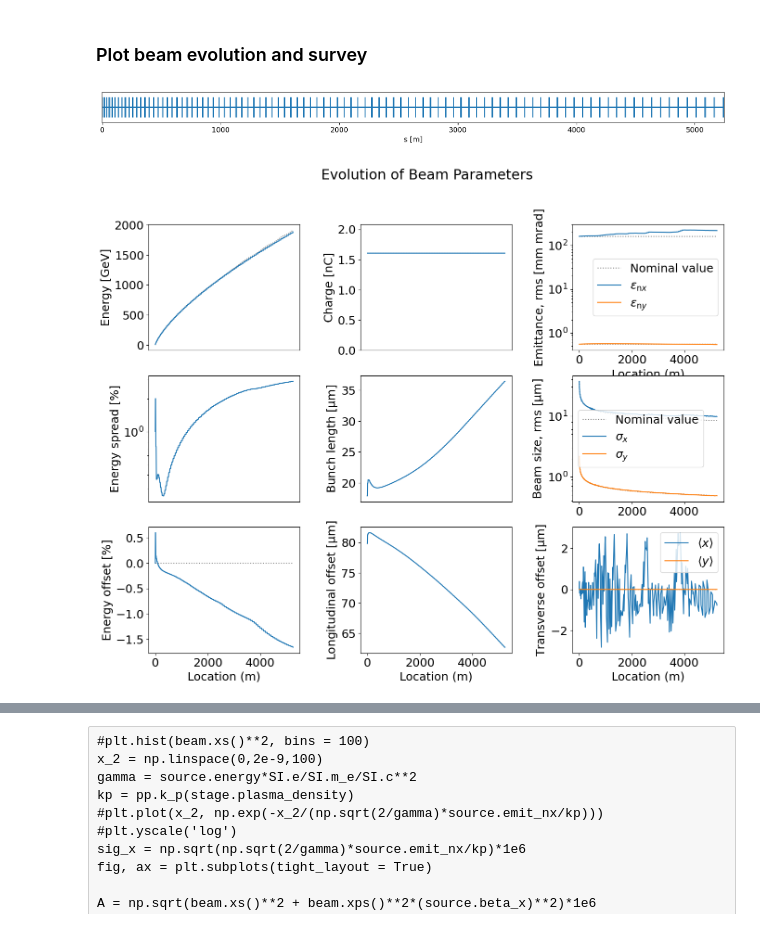
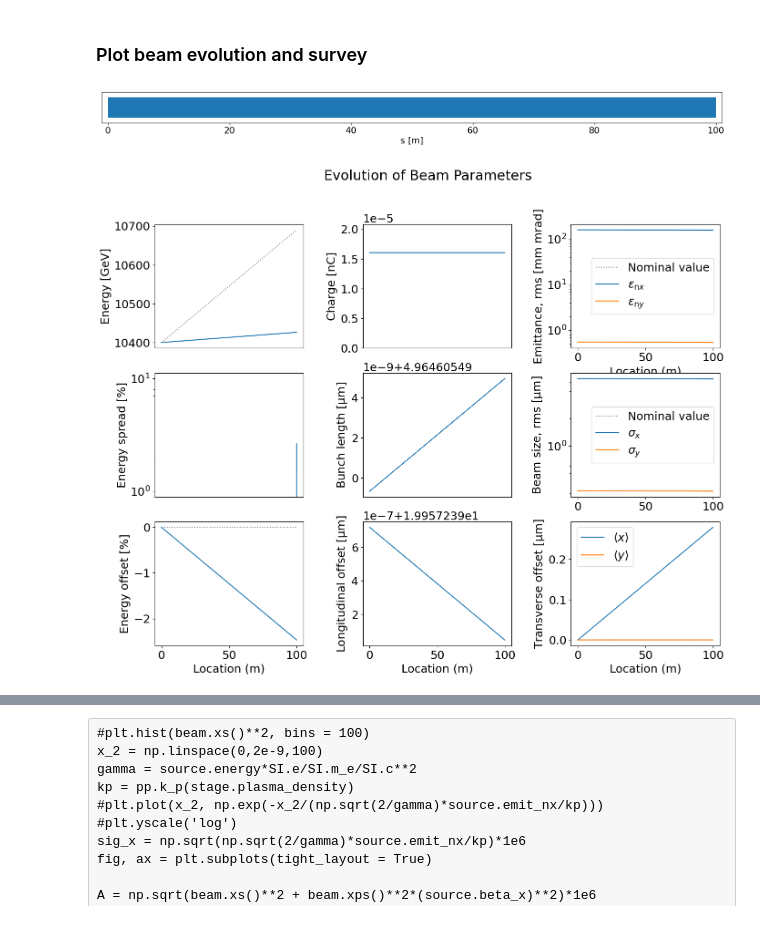
Before and after one commit to Knallvik/Master, a Jupyter notebook: ABEL_scripts/linac_example.ipynb, the cells around one changed output, grey strips where cells are left out. Saved outputs shown, nothing was run; the diff lists cells and outputs as text; code cells hidden in the pictures.

```diff
--- a/ABEL_scripts/linac_example.ipynb
+++ b/ABEL_scripts/linac_example.ipynb
@@ -51,8 +53,8 @@ stage = StageQuasistatic2d()
 #stage = StagePrtclTransWakeInstability()                      #######
 #stage.drive_beam = drive_beam                                 #######
 stage.driver_source = driver
-stage.length = 11 # [m]
-stage.nom_energy_gain = 20e9 # [eV]
+stage.length = 100 # [m]
+stage.nom_energy_gain = 31.9e9*(stage.length/11) # [eV]
 stage.plasma_density = 2e21 # [m^-3]
 stage.ramp_beta_mag = 5
 stage.enable_radiation_reaction = True
@@ -74,12 +76,12 @@ first_stage.save_evolution = stage.save_evolution
 
 # define beam
 source = SourceBasic()
-source.charge = -1e10 * SI.e # [C]
-source.energy = 5e9 # [eV]
+source.charge = -1e5 * SI.e # [C]
+source.energy = 10400e9 # [eV]
 #source.rel_energy_spread = 0.1
-source.rel_energy_spread = 0.01
-source.bunch_length = 18e-6 # [m]
-source.z_offset = 80e-6 #0 [m]
+source.rel_energy_spread = 0.0
+source.bunch_length = 5e-6 # [m]
+source.z_offset = 20e-6 #0 [m]
 source.emit_nx, source.emit_ny = 160e-6, 0.56e-6 # [m rad]
 source.beta_x = stage.matched_beta_function(source.energy)
 source.beta_y = source.beta_x
@@ -113,9 +115,9 @@ bds.bunch_length = 0.75 * bds.beta_y
 linac = Linac()
 linac.source = source
 linac.stage = stage
-linac.first_stage = first_stage
-linac.interstage = interstage
-linac.num_stages: int = 16*3*2
+#linac.first_stage = first_stage
+#linac.interstage = interstage
+linac.num_stages: int = 1
 shots = 1
 # %% [raw]
 #plt.hist(beam.xs()**2, bins = 100)
@@ -213,15 +204,15 @@ No evolution calculated
 # %%
 # plot linac survey
 linac.plot_survey()
 
 # plot beam evolution
 beam_evolution = linac.plot_evolution(use_stage_nums=False)
-#beam_evolution.savefig(f"Plots/New_Params/beam_evolution_new_params_RR_{stage.enable_radiation_reaction}\
-#_stages_{linac.num_stages}_test.png", bbox_inches = 'tight')
+beam_evolution.savefig(f"Plots/New_Params/beam_evolution_10TeV_new_params_RR_\
+{stage.enable_radiation_reaction}.png", bbox_inches = 'tight')
 #linac[0].plot_waterfalls()
 # %% [output]
-[figure, old version]
+[figure, new version]
-[figure, old version]
+[figure, new version]
 # %%
 gif = linac.animate_lps()
 # %% [markdown]
```
Also changed, not shown: parts of 6 cells of this notebook, 39 other files.
